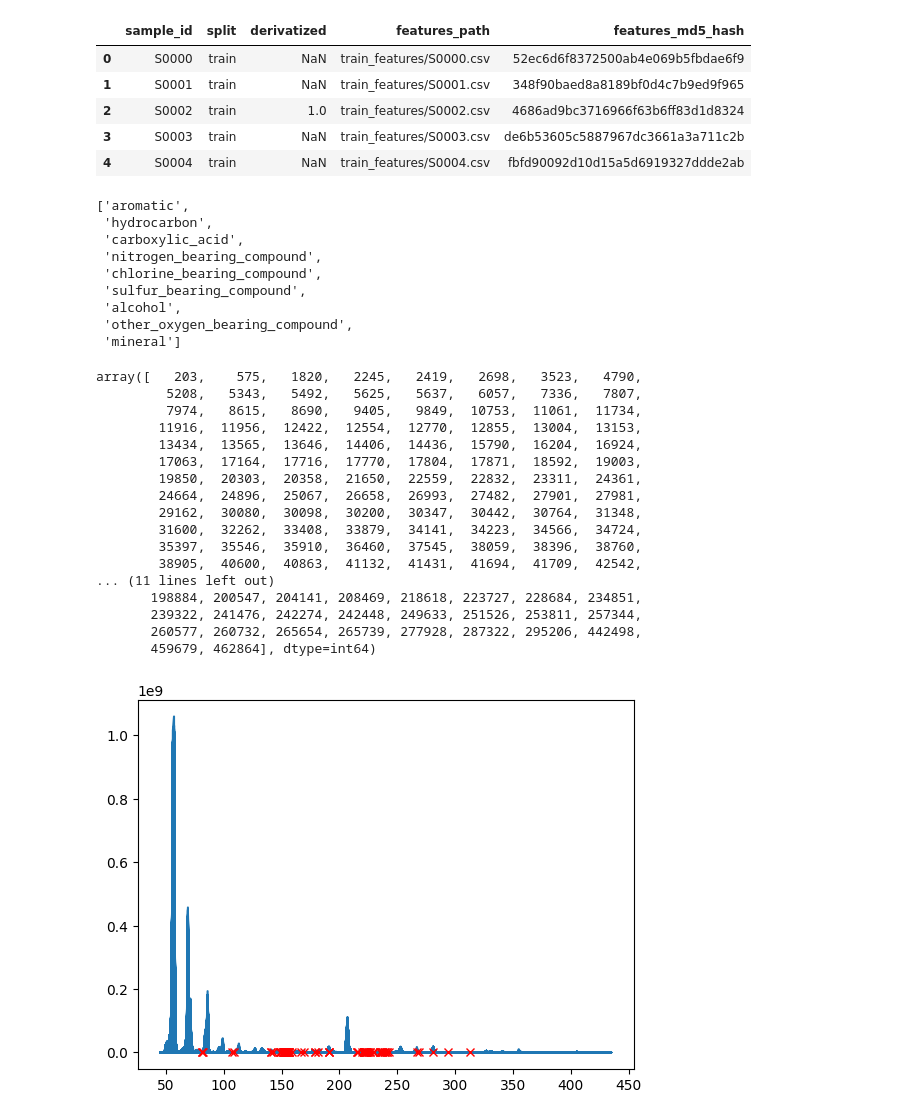
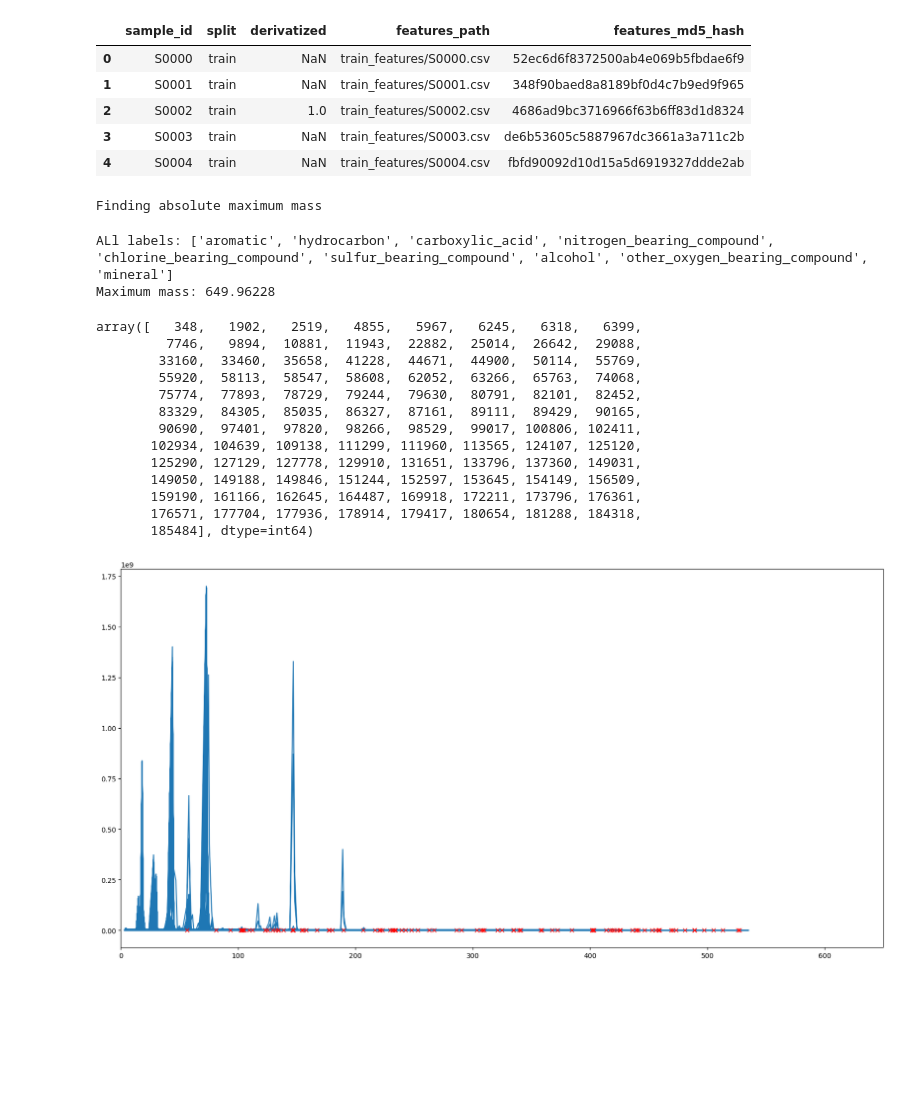
Before and after one commit to shashankp28/martian-atoms, a Jupyter notebook: martian_atoms.ipynb, the cells around one changed output. Saved outputs shown, nothing was run; the diff lists cells and outputs as text; code cells hidden in the pictures; blank space fills up the shorter version.

Commit message:
Found maximum mass

```diff
--- a/martian_atoms.ipynb
+++ b/martian_atoms.ipynb
@@ -49,18 +49,36 @@ def get_ids_per_class():
         ids_per_class[class_name] = ids
     return ids_per_class
 
+def find_absolute_maximum_mass():
+    print("Finding absolute maximum mass")
+    pb = tqdm(total=len(train_path) + len(val_path))
+    absolute_max = 0
+    for key, value in train_path.items():
+        pb.update(1)
+        data = pd.read_csv(value)
+        data.sort_values('mass')
+        max_mass = data['mass'].max()
+        absolute_max = max(absolute_max, max_mass)
+
+    for key, value in val_path.items():
+        pb.update(1)
+        data = pd.read_csv(value)
+        data.sort_values('mass')
+        max_mass = data['mass'].max()
+        absolute_max = max(absolute_max, max_mass)
+
+    return absolute_max
+
+
 ids_per_class = get_ids_per_class()
-labels
+# absolute_maximum_mass = find_absolute_maximum_mass()   Already found
+absolute_maximum_mass = 649.96228
+print("ALl labels:", labels)
+print("Maximum mass:", absolute_maximum_mass)
 # %% [output]
-['aromatic',
- 'hydrocarbon',
- 'carboxylic_acid',
- 'nitrogen_bearing_compound',
- 'chlorine_bearing_compound',
- 'sulfur_bearing_compound',
- 'alcohol',
- 'other_oxygen_bearing_compound',
- 'mineral']
+Finding absolute maximum mass
+ALl labels: ['aromatic', 'hydrocarbon', 'carboxylic_acid', 'nitrogen_bearing_compound', 'chlorine_bearing_compound', 'sulfur_bearing_compound', 'alcohol', 'other_oxygen_bearing_compound', 'mineral']
+Maximum mass: 649.96228
 # %%
 def train_data_parser(id):
     path = train_path[id]
@@ -77,6 +95,7 @@ def train_data_parser(id):
 
 def peak_intensity_plotter(sample_id, number_of_peaks, width):
     data = train_data_parser(sample_id)
+    plt.figure(figsize=(20, 10))
     indices = find_peaks(data['intensity'], width=width)[0]
     sorted_peaks = sorted(indices, key=lambda x: data['intensity'][x], reverse=True)
     filtered_indices = sorted_peaks[:number_of_peaks]
@@ -84,25 +103,23 @@ def peak_intensity_plotter(sample_id, number_of_peaks, width):
     plt.plot(data['mass'][filtered_indices],
              data['intensity'][filtered_indices],
              'x', color='red')
+    plt.xlim(0, 650)
+    plt.savefig('peak_intensity_plot.png', bbox_inches='tight')
     return indices
 # %%
-peak_intensity_plotter(ids_per_class['hydrocarbon'][4], 100, 5)
+peak_intensity_plotter('S0000', 100, 5)
 # %% [output]
-array([   203,    575,   1820,   2245,   2419,   2698,   3523,   4790,
-         5208,   5343,   5492,   5625,   5637,   6057,   7336,   7807,
-         7974,   8615,   8690,   9405,   9849,  10753,  11061,  11734,
-        11916,  11956,  12422,  12554,  12770,  12855,  13004,  13153,
-        13434,  13565,  13646,  14406,  14436,  15790,  16204,  16924,
-        17063,  17164,  17716,  17770,  17804,  17871,  18592,  19003,
-        19850,  20303,  20358,  21650,  22559,  22832,  23311,  24361,
-        24664,  24896,  25067,  26658,  26993,  27482,  27901,  27981,
-        29162,  30080,  30098,  30200,  30347,  30442,  30764,  31348,
-        31600,  32262,  33408,  33879,  34141,  34223,  34566,  34724,
-        35397,  35546,  35910,  36460,  37545,  38059,  38396,  38760,
-        38905,  40600,  40863,  41132,  41431,  41694,  41709,  42542,
-... (11 lines left out)
-       198884, 200547, 204141, 208469, 218618, 223727, 228684, 234851,
-       239322, 241476, 242274, 242448, 249633, 251526, 253811, 257344,
-       260577, 260732, 265654, 265739, 277928, 287322, 295206, 442498,
-       459679, 462864], dtype=int64)
+array([   348,   1902,   2519,   4855,   5967,   6245,   6318,   6399,
+         7746,   9894,  10881,  11943,  22882,  25014,  26642,  29088,
+        33160,  33460,  35658,  41228,  44671,  44900,  50114,  55769,
+        55920,  58113,  58547,  58608,  62052,  63266,  65763,  74068,
+        75774,  77893,  78729,  79244,  79630,  80791,  82101,  82452,
+        83329,  84305,  85035,  86327,  87161,  89111,  89429,  90165,
+        90690,  97401,  97820,  98266,  98529,  99017, 100806, 102411,
+       102934, 104639, 109138, 111299, 111960, 113565, 124107, 125120,
+       125290, 127129, 127778, 129910, 131651, 133796, 137360, 149031,
+       149050, 149188, 149846, 151244, 152597, 153645, 154149, 156509,
+       159190, 161166, 162645, 164487, 169918, 172211, 173796, 176361,
+       176571, 177704, 177936, 178914, 179417, 180654, 181288, 184318,
+       185484], dtype=int64)
-[figure, old version]
+[figure, new version]
```
Also changed, not shown: parts of 2 cells of this notebook, 1 other file.
